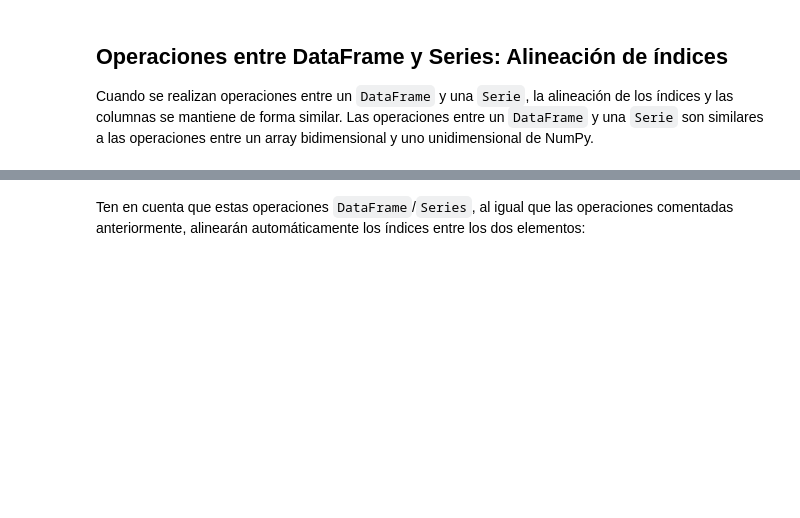
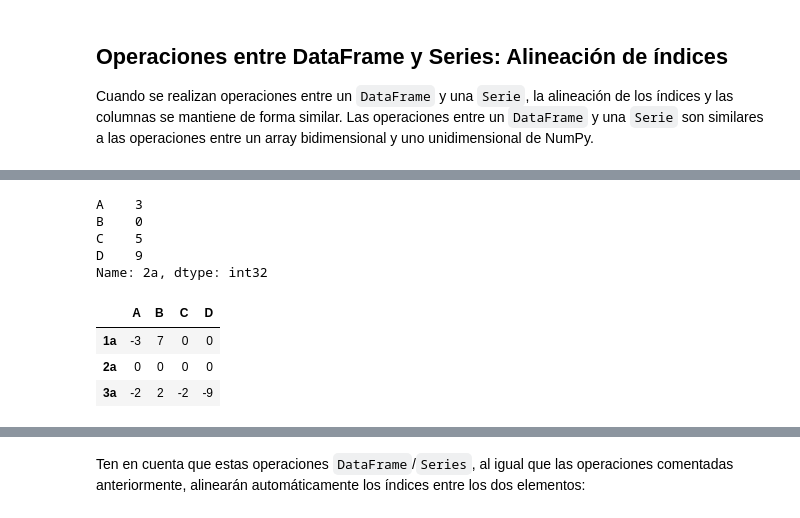
Before and after one commit to gabotron-exe/Gabriel-Ruiz-DSOnline, a Jupyter notebook: 02_Herramientas_Avanzadas/Sprint_04/01_Pandas_I/01_Workout/13_Operaciones.ipynb, the cells around one changed output, grey strips where cells are left out. Saved outputs shown, nothing was run; the diff lists cells and outputs as text; code cells hidden in the pictures; blank space fills up the shorter version.

```diff
--- a/02_Herramientas_Avanzadas/Sprint_04/01_Pandas_I/01_Workout/13_Operaciones.ipynb
+++ b/02_Herramientas_Avanzadas/Sprint_04/01_Pandas_I/01_Workout/13_Operaciones.ipynb
@@ -15,4 +20,19 @@ df_A
 # %%
 # Restar una fila del resto de un dataframe
+fila = df_A.loc["2a"]
+fila
+# %% [output]
+A    3
+B    0
+C    5
+D    9
+Name: 2a, dtype: int32
+# %%
+df_A - fila
+# %% [output]
+|  | A | B | C | D |
+| 1a | -3 | 7 | 0 | 0 |
+| 2a | 0 | 0 | 0 | 0 |
+| 3a | -2 | 2 | -2 | -9 |
 # %%
 # Restar una columna del resto
```
Also changed, not shown: parts of 9 cells of this notebook, 1 other file.
